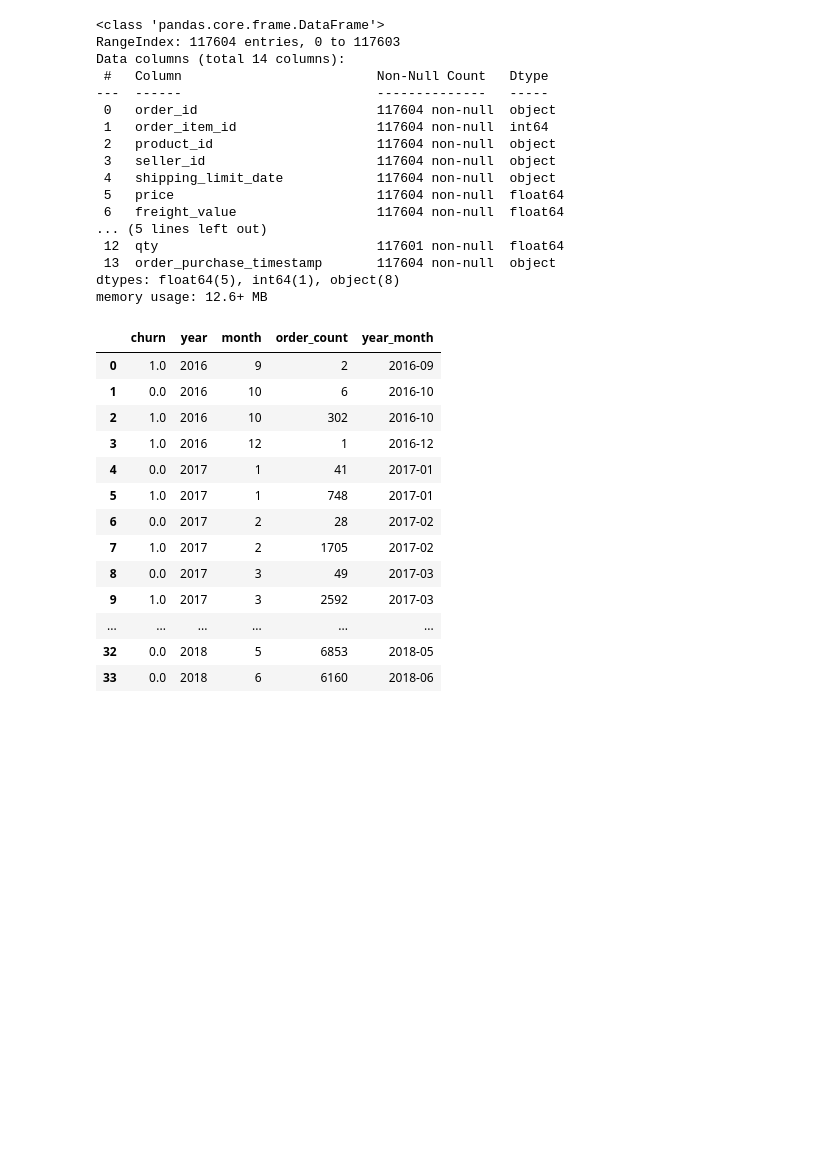
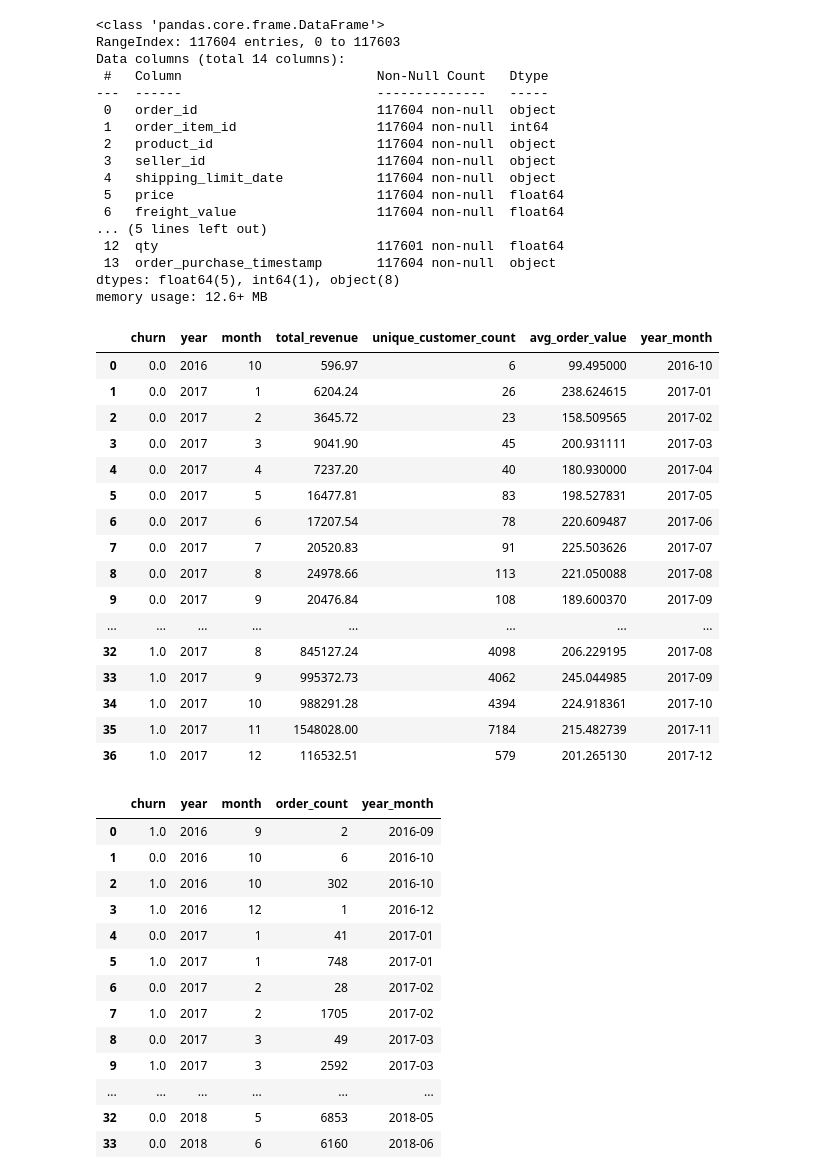
Before and after one commit to jinijini20/SKN14-2nd-5Team, a Jupyter notebook: YiseoY/0604_category.ipynb, the cells around one changed output. Drawn from its saved outputs; the diff is of its cells as text; code cells hidden in the pictures; blank space fills up the shorter version.

Commit message:
Feat: streamlit-analytics-order

```diff
--- a/YiseoY/0604_category.ipynb
+++ b/YiseoY/0604_category.ipynb
@@ -862,3 +862,46 @@ Data columns (total 14 columns):
  13  order_purchase_timestamp       117604 non-null  object
 dtypes: float64(5), int64(1), object(8)
 memory usage: 12.6+ MB
+# %%
+# 1. datetime 형식으로 변환
+order_counts['order_purchase_timestamp'] = pd.to_datetime(order_counts['order_purchase_timestamp'])
+
+# 2. 연도와 월 컬럼 추출
+order_counts['year'] = order_counts['order_purchase_timestamp'].dt.year
+order_counts['month'] = order_counts['order_purchase_timestamp'].dt.month
+
+# 3. 연도-월별 매출 합계 및 고유 주문 수 집계
+monthly_stats = order_counts.groupby(['churn', 'year', 'month']).agg({
+    'payment_value': 'sum',
+    'customer_unique_id': pd.Series.nunique
+}).reset_index().rename(columns={
+    'payment_value': 'total_revenue',
+    'customer_unique_id': 'unique_customer_count'
+})
+
+# 4. 인당 주문 금액 계산
+monthly_stats['avg_order_value'] = monthly_stats['total_revenue'] / monthly_stats['unique_customer_count']
+
+# 5. 연도-월 문자열 컬럼 추가 (시각화용)
+monthly_stats['year_month'] = monthly_stats['year'].astype(str) + '-' + monthly_stats['month'].astype(str).str.zfill(2)
+
+# 결과 확인
+monthly_stats
+# %% [output]
+|  | churn | year | month | total_revenue | unique_customer_count | avg_order_value | year_month |
+| 0 | 0.0 | 2016 | 10 | 596.97 | 6 | 99.495000 | 2016-10 |
+| 1 | 0.0 | 2017 | 1 | 6204.24 | 26 | 238.624615 | 2017-01 |
+| 2 | 0.0 | 2017 | 2 | 3645.72 | 23 | 158.509565 | 2017-02 |
+| 3 | 0.0 | 2017 | 3 | 9041.90 | 45 | 200.931111 | 2017-03 |
+| 4 | 0.0 | 2017 | 4 | 7237.20 | 40 | 180.930000 | 2017-04 |
+| 5 | 0.0 | 2017 | 5 | 16477.81 | 83 | 198.527831 | 2017-05 |
+| 6 | 0.0 | 2017 | 6 | 17207.54 | 78 | 220.609487 | 2017-06 |
+| 7 | 0.0 | 2017 | 7 | 20520.83 | 91 | 225.503626 | 2017-07 |
+| 8 | 0.0 | 2017 | 8 | 24978.66 | 113 | 221.050088 | 2017-08 |
+| 9 | 0.0 | 2017 | 9 | 20476.84 | 108 | 189.600370 | 2017-09 |
+| ... | ... | ... | ... | ... | ... | ... | ... |
+| 32 | 1.0 | 2017 | 8 | 845127.24 | 4098 | 206.229195 | 2017-08 |
+| 33 | 1.0 | 2017 | 9 | 995372.73 | 4062 | 245.044985 | 2017-09 |
+| 34 | 1.0 | 2017 | 10 | 988291.28 | 4394 | 224.918361 | 2017-10 |
+| 35 | 1.0 | 2017 | 11 | 1548028.00 | 7184 | 215.482739 | 2017-11 |
+| 36 | 1.0 | 2017 | 12 | 116532.51 | 579 | 201.265130 | 2017-12 |
```
Also changed, not shown: parts of 2 cells of this notebook, 2 other files.
